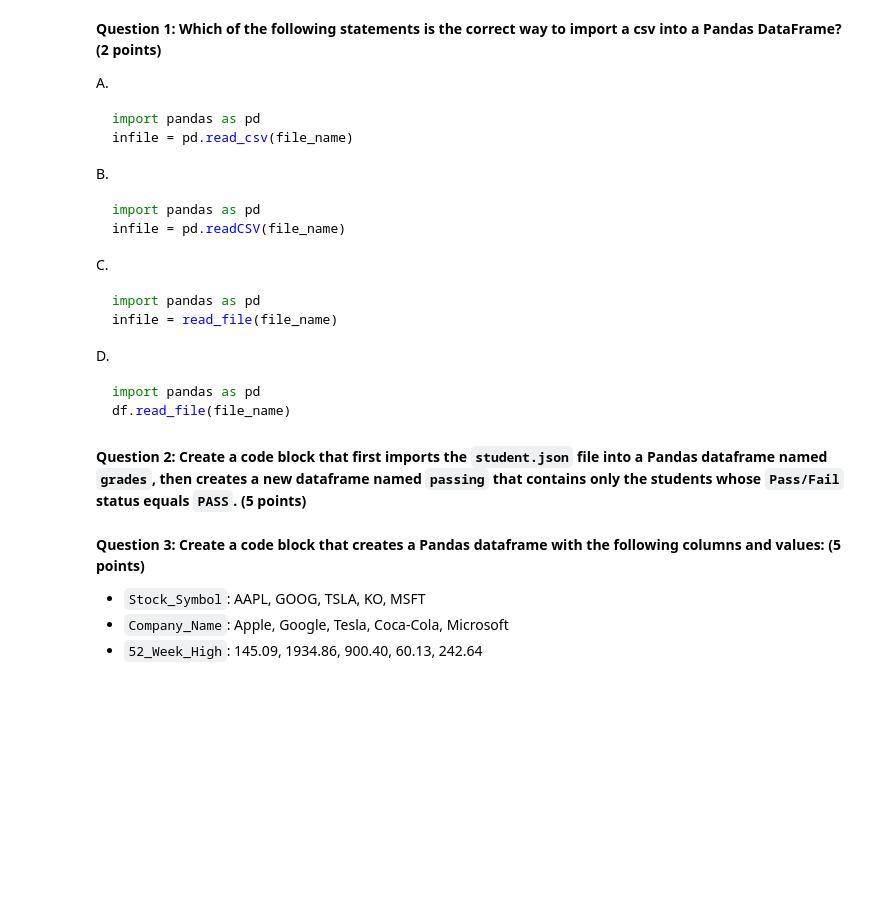
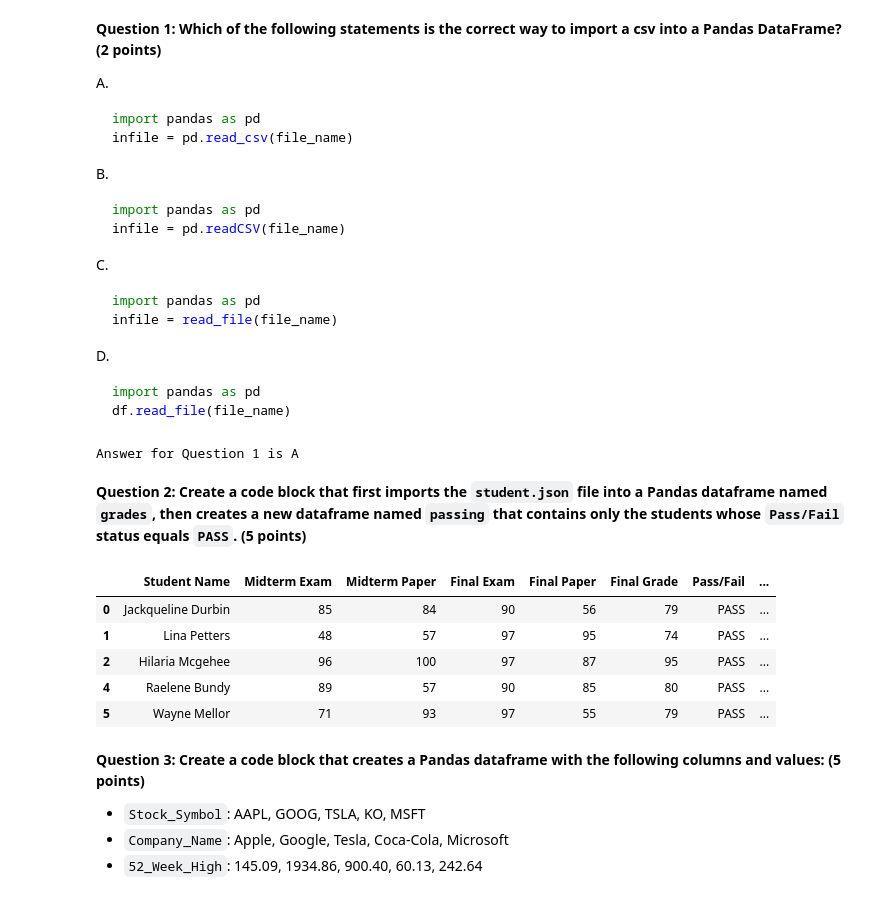
Before and after one commit to vuhpham94/nflx-adv-data-hw, a Jupyter notebook: 10012021/02-Unit_2_3_Assessment/Unsolved/Unit_2_3_Assessment-VP.ipynb, the cells around one changed output. Drawn from its saved outputs; the diff is of its cells as text; code cells hidden in the pictures; blank space fills up the shorter version.

````diff
--- a/10012021/02-Unit_2_3_Assessment/Unsolved/Unit_2_3_Assessment-VP.ipynb
+++ b/10012021/02-Unit_2_3_Assessment/Unsolved/Unit_2_3_Assessment-VP.ipynb
@@ -37,3 +37,6 @@ df.read_file(file_name)
 ```
 # %%
 # Answer 1
+print('Answer for Question 1 is A')
+# %% [output]
+Answer for Question 1 is A
@@ -44,3 +49,15 @@ df.read_file(file_name)
+# %%
+# Answer 2
+grades_df = pd.read_json('student.json')
+passing_df = grades_df[grades_df['Pass/Fail']=='PASS']
+passing_df.head()
+# %% [output]
+|  | Student Name | Midterm Exam | Midterm Paper | Final Exam | Final Paper | Final Grade | Pass/Fail | ... |
+| 0 | Jackqueline Durbin | 85 | 84 | 90 | 56 | 79 | PASS | ... |
+| 1 | Lina Petters | 48 | 57 | 97 | 95 | 74 | PASS | ... |
+| 2 | Hilaria Mcgehee | 96 | 100 | 97 | 87 | 95 | PASS | ... |
+| 4 | Raelene Bundy | 89 | 57 | 90 | 85 | 80 | PASS | ... |
+| 5 | Wayne Mellor | 71 | 93 | 97 | 55 | 79 | PASS | ... |
 # %% [markdown]
 **Question 3: Create a code block that creates a Pandas dataframe with the following columns and values: (5 points)**
 
````
Also changed, not shown: parts of 14 cells of this notebook, 2 other files.
